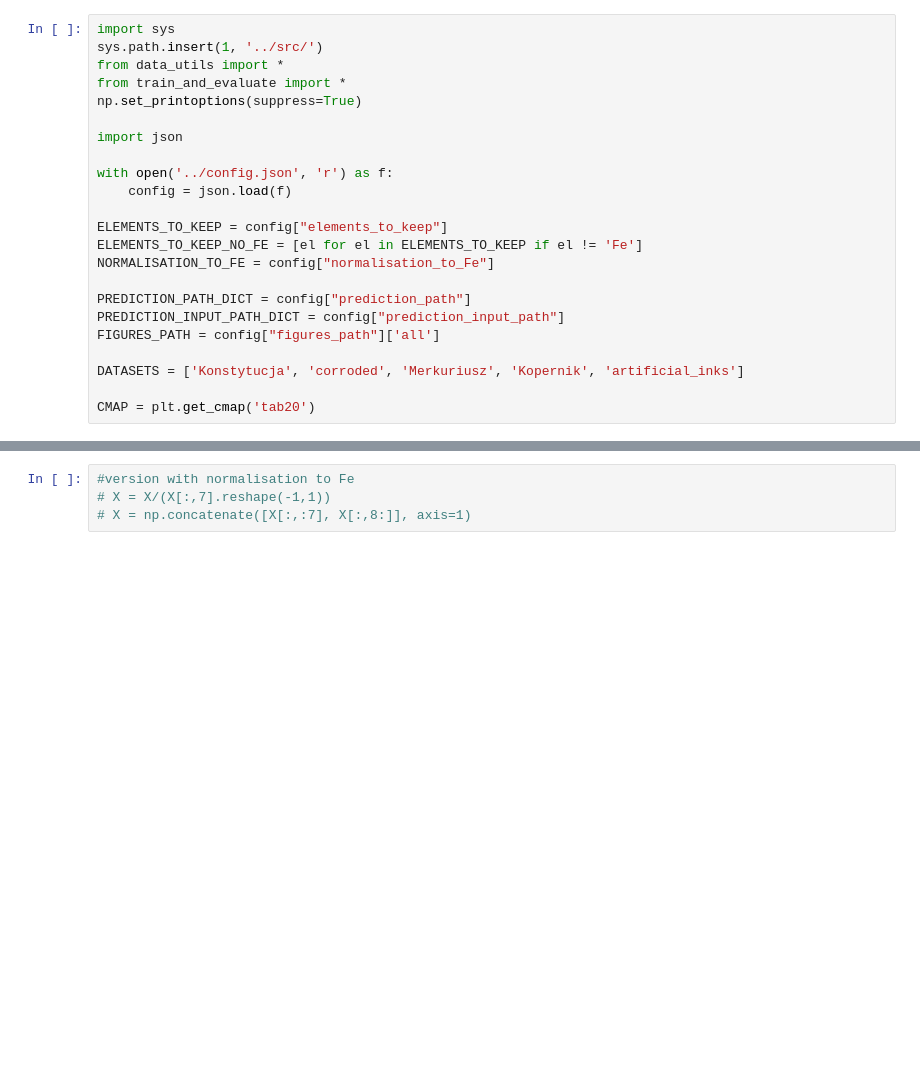
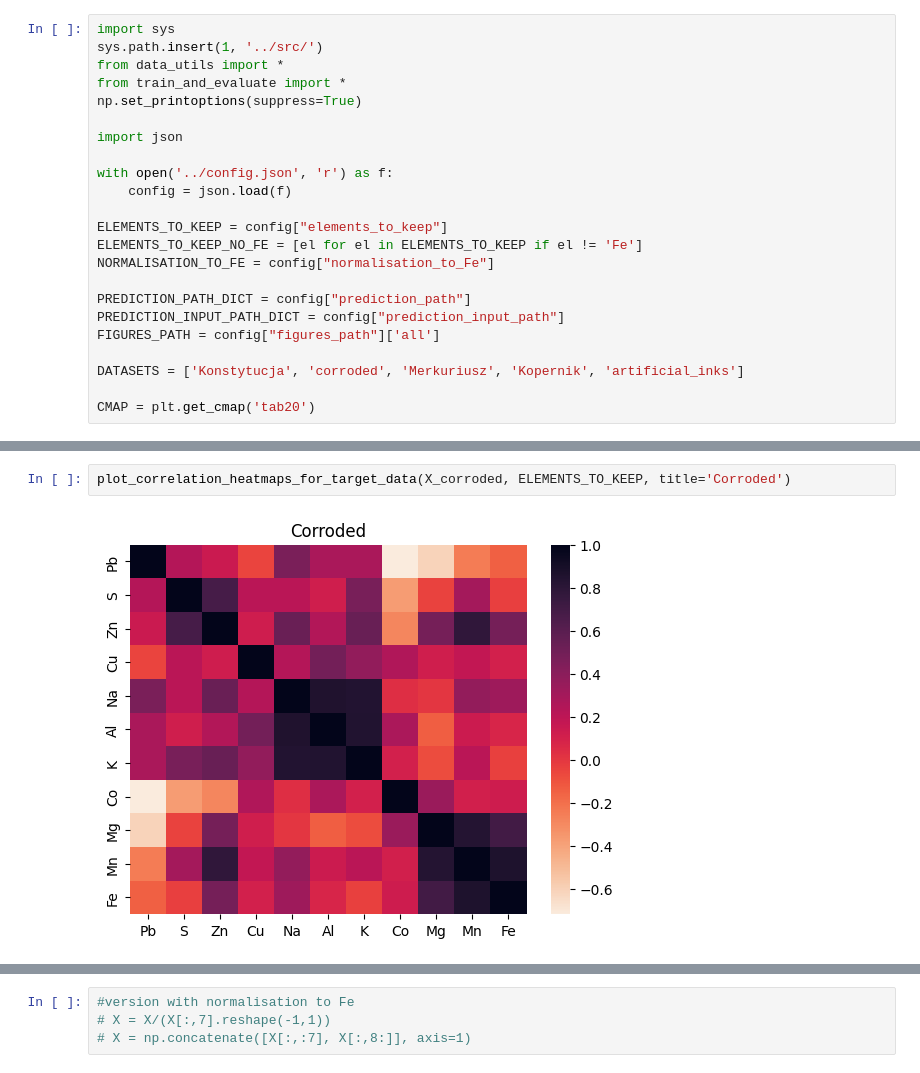
Before and after one commit to BDomzal/inks, a Jupyter notebook: analysis/interpretation_of_results.ipynb, the cells around one changed output, grey strips where cells are left out. Drawn from its saved outputs; the diff is of its cells as text; blank space fills up the shorter version.

```diff
--- a/analysis/interpretation_of_results.ipynb
+++ b/analysis/interpretation_of_results.ipynb
@@ -32,0 +77,4 @@ X = np.array(df.values)
+# %%
+plot_correlation_heatmaps_for_target_data(X_corroded, ELEMENTS_TO_KEEP, title='Corroded')
+# %% [output]
+[figure, added]
```
Also changed, not shown: parts of 11 cells of this notebook.
